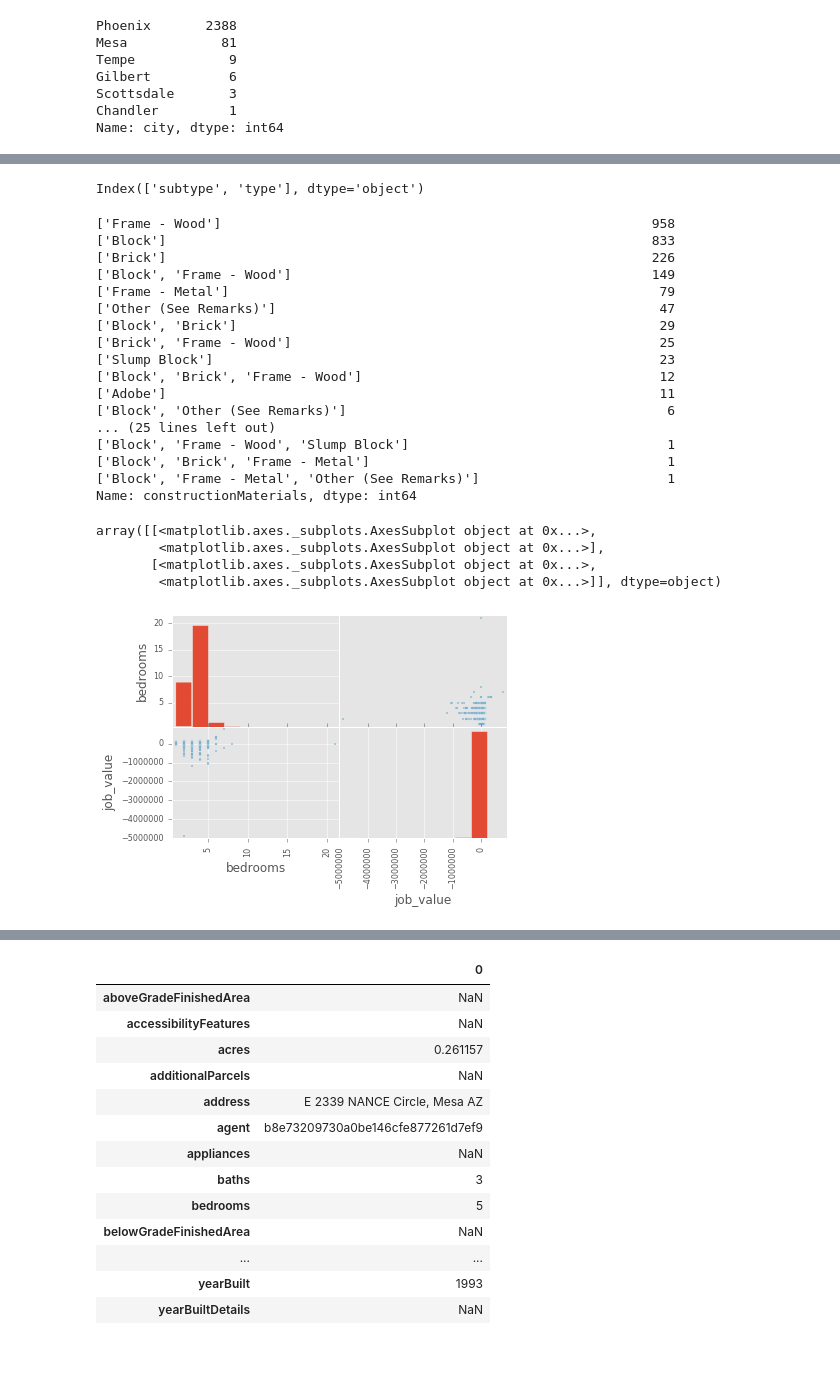
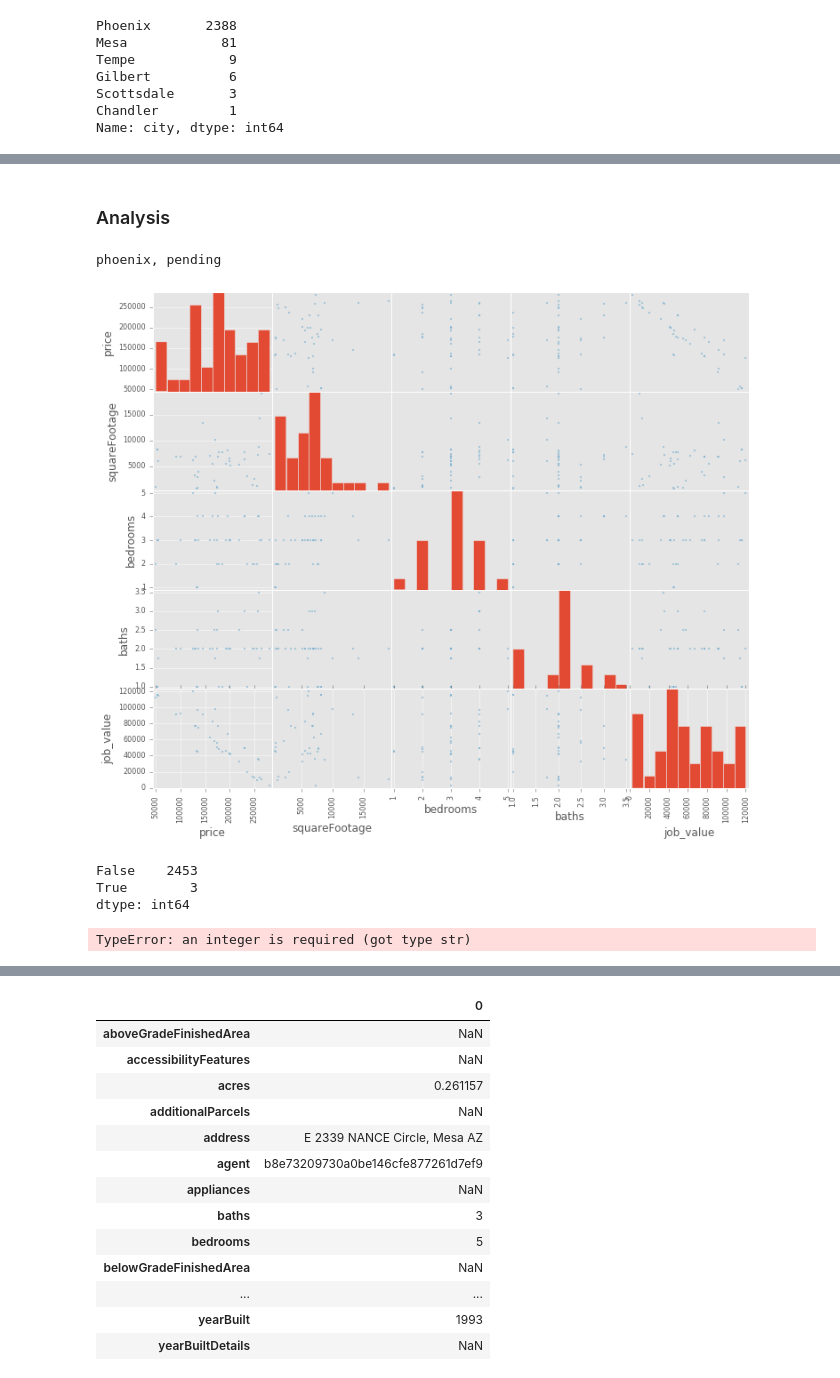
Before and after one commit to fridiculous/home-hero, a Jupyter notebook: hero/scripts/pull_arizona_mls_data.ipynb, the cells around one changed output, grey strips where cells are left out. Drawn from its saved outputs; the diff is of its cells as text; code cells hidden in the pictures.

```diff
--- a/hero/scripts/pull_arizona_mls_data.ipynb
+++ b/hero/scripts/pull_arizona_mls_data.ipynb
@@ -79,0 +124,10 @@ final_df['job_value'] = (final_df['75%'] - final_df.price)/2.
+# %%
+post_indexes = {
+    # "good_bedrooms": (phoenix_df.bedrooms <= 5),
+    "status": post_df.status == 'Pending',
+    "job_value": post_df.job_value > 0,
+    # "good_datesold": (phoenix_df.dateSold > phoenix_df.listDate),
+    # "has_close_price": phoenix_df.closePrice.notnull(),
+}
+# %%
+post_filter_criteria = gen_filters(post_indexes)
@@ -80,2 +137,14 @@ final_df['job_value'] = (final_df['75%'] - final_df.price)/2.
+# %%
+remove_cols = [
+    'count',
+    'mean',
+    'std',
+    'min',
+    '25%',
+    '50%',
+    '75%',
+    'max'
+]
 # %%
-final_df = final_df.sort_values(by='job_value', ascending=False)
+post_df = post_df[post_filter_criteria].sort_values(by='job_value', ascending=False)
+final_df = post_df.drop(remove_cols, axis=1)
@@ -99,25 +151 @@ Name: ownership, dtype: int64
-# %%
-phoenix_df.columns[pd.Series(['type' in k for k in phoenix_df[ind].columns])]
-# %% [output]
-Index(['subtype', 'type'], dtype='object')
-# %%
-phoenix_df.constructionMaterials.value_counts()
-# %% [output]
-['Frame - Wood']                                                       958
-['Block']                                                              833
-['Brick']                                                              226
-['Block', 'Frame - Wood']                                              149
-['Frame - Metal']                                                       79
-['Other (See Remarks)']                                                 47
-['Block', 'Brick']                                                      29
-['Brick', 'Frame - Wood']                                               25
-['Slump Block']                                                         23
-['Block', 'Brick', 'Frame - Wood']                                      12
-['Adobe']                                                               11
-['Block', 'Other (See Remarks)']                                         6
-... (25 lines left out)
-['Block', 'Frame - Wood', 'Slump Block']                                 1
-['Block', 'Brick', 'Frame - Metal']                                      1
-['Block', 'Frame - Metal', 'Other (See Remarks)']                        1
-Name: constructionMaterials, dtype: int64
 # %%
@@ -125,8 +153,9 @@ final_df.T.to_json(path_or_buf='../../data/phoenix.json')
-# %%
-pd.scatter_matrix(final_df[['bedrooms', 'job_value']])
-# %% [output]
-array([[<matplotlib.axes._subplots.AxesSubplot object at 0x...>,
-        <matplotlib.axes._subplots.AxesSubplot object at 0x...>],
-       [<matplotlib.axes._subplots.AxesSubplot object at 0x...>,
-        <matplotlib.axes._subplots.AxesSubplot object at 0x...>]], dtype=object)
-[figure, removed]
+# %% [markdown]
+### Analysis
+# %%
+c = ['price', 'squareFootage', 'bedrooms', 'baths', 'job_value']
+pd.scatter_matrix(final_df[c], figsize=(12,10))
+print("phoenix, pending")
+# %% [output]
+phoenix, pending
+[figure, added]
@@ -132,0 +164,9 @@ array([[<matplotlib.axes._subplots.AxesSubplot object at 0x...>,
+# %%
+# remove_old (
+# [cnull & ind]
+
+[cnull & ind]
+# %% [output]
+False    2453
+True        3
+dtype: int64
@@ -132,0 +175,4 @@ array([[<matplotlib.axes._subplots.AxesSubplot object at 0x...>,
+# %%
+phoenix_df.dateSold.dropna().apply(lambda x:datetime(x).Year)
+# %% [output]
+TypeError: an integer is required (got type str)
```
Also changed, not shown: parts of 24 cells of this notebook, 1 other file.
